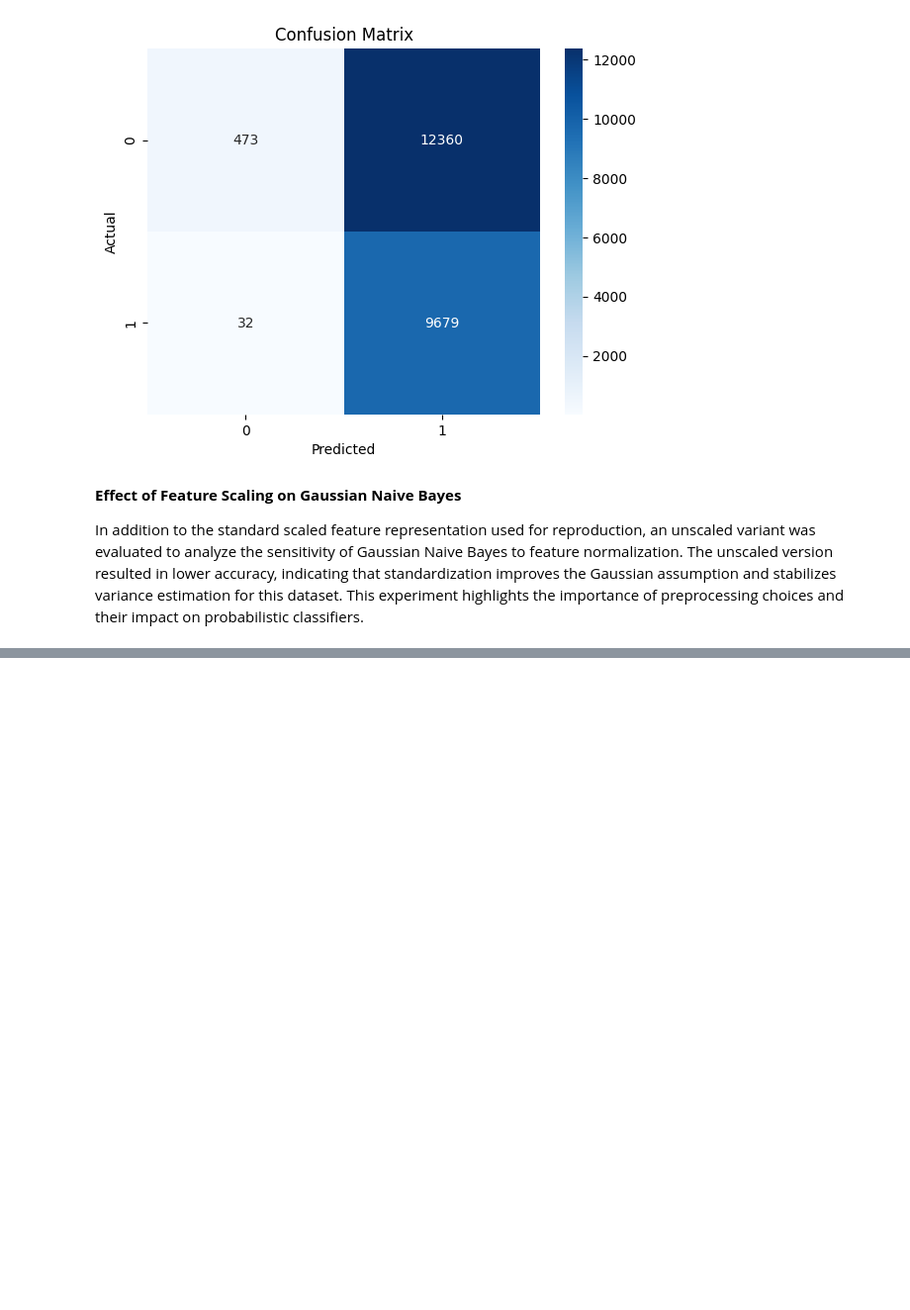
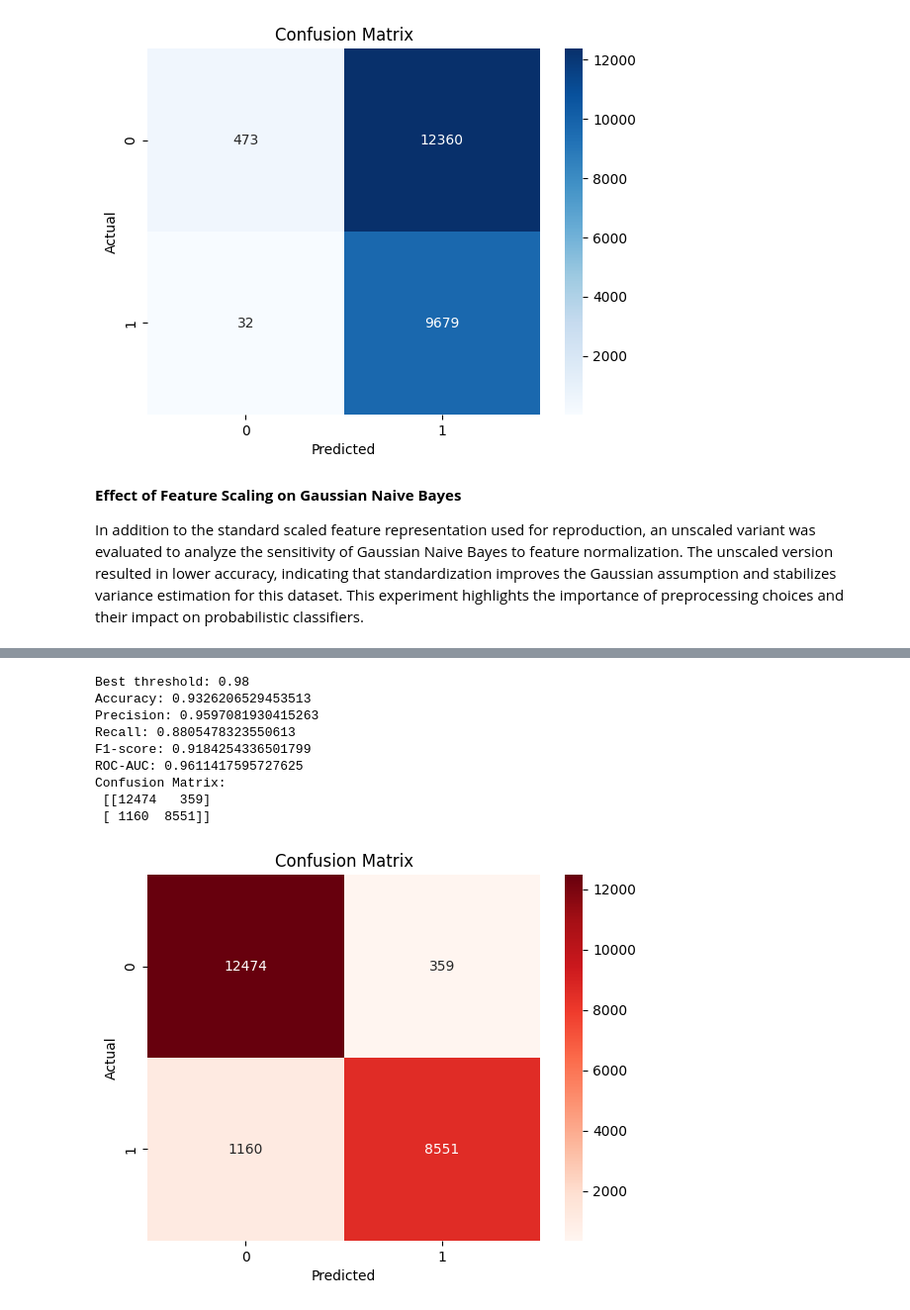
Before and after one commit to SantanuOjha/nsl-kdd-classical-ids-reproduction, a Jupyter notebook: notebooks/03_model.ipynb, the cells around one changed output, grey strips where cells are left out. Shown at 99% size. Saved outputs shown, nothing was run; the diff lists cells and outputs as text; code cells hidden in the pictures; blank space fills up the shorter version.

```diff
--- a/notebooks/03_model.ipynb
+++ b/notebooks/03_model.ipynb
@@ -76,0 +139,43 @@ In addition to the standard scaled feature representation used for reproduction,
+# %%
+from sklearn.metrics import roc_curve
+
+fpr, tpr, thresholds = roc_curve(y_test_rf_enc, y_prob_rf)
+
+# Find threshold that maximizes Youden's J statistic
+j_scores = tpr - fpr
+best_idx = j_scores.argmax()
+best_threshold = thresholds[best_idx]
+
+print("Best threshold:", best_threshold)
+
+y_pred_opt = (y_prob_rf >= best_threshold).astype(int)
+
+acc = accuracy_score(y_test_rf_enc, y_pred_opt)
+prec = precision_score(y_test_rf_enc, y_pred_opt)
+rec = recall_score(y_test_rf_enc, y_pred_opt)
+f1 = f1_score(y_test_rf_enc, y_pred_opt)
+auc = roc_auc_score(y_test_rf_enc, y_prob_rf)
+cm = confusion_matrix(y_test_rf_enc, y_pred_opt)
+
+print("Accuracy:", acc)
+print("Precision:", prec)
+print("Recall:", rec)
+print("F1-score:", f1)
+print("ROC-AUC:", auc)
+print("Confusion Matrix:\n", cm)
+sns.heatmap(cm, annot=True, fmt='d', cmap='Reds')
+plt.xlabel('Predicted')
+plt.ylabel('Actual')
+plt.title('Confusion Matrix')
+plt.show()
+# %% [output]
+Best threshold: 0.98
+Accuracy: 0.9326206529453513
+Precision: 0.9597081930415263
+Recall: 0.8805478323550613
+F1-score: 0.9184254336501799
+ROC-AUC: 0.9611417595727625
+Confusion Matrix:
+ [[12474   359]
+ [ 1160  8551]]
+[figure, added]
```
Also changed, not shown: parts of 9 cells of this notebook.
